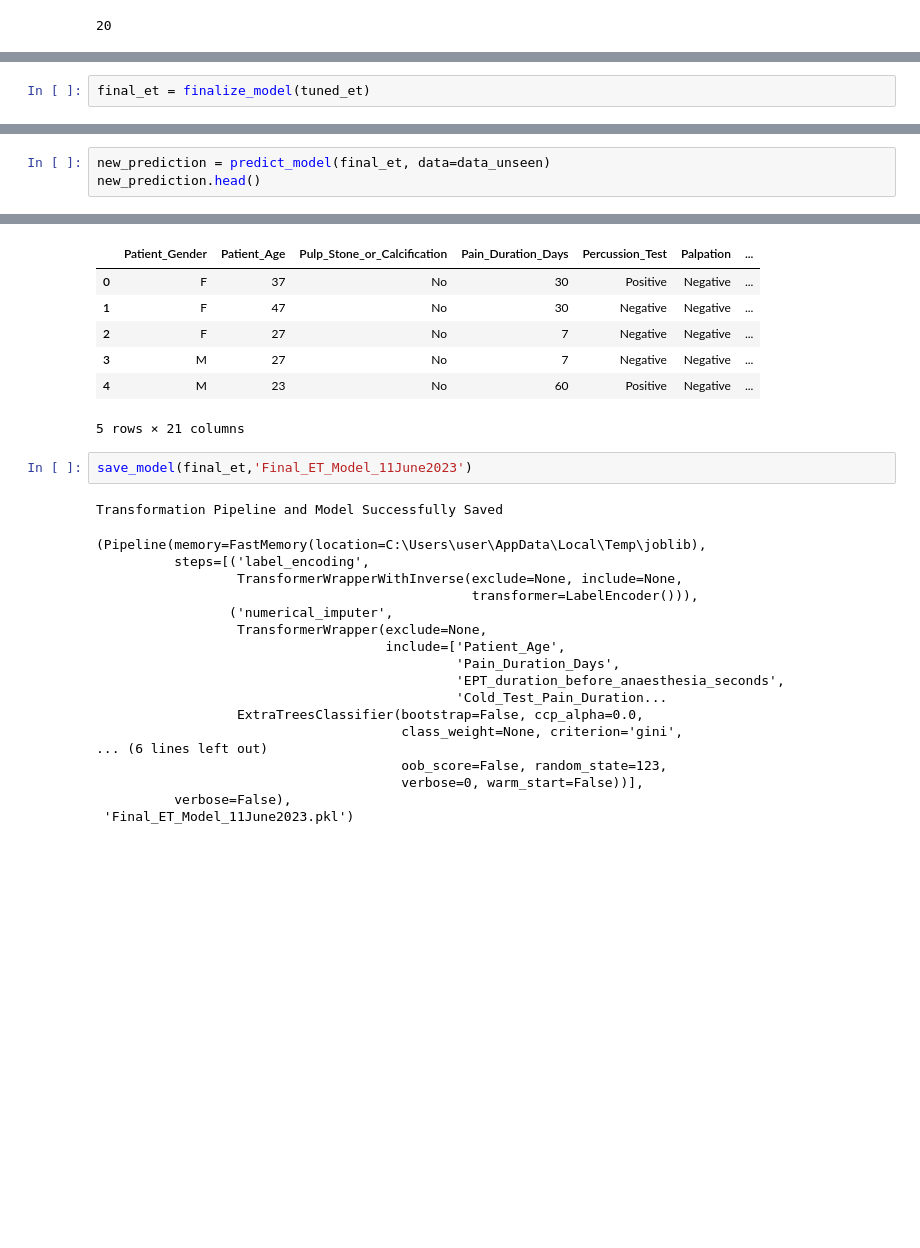
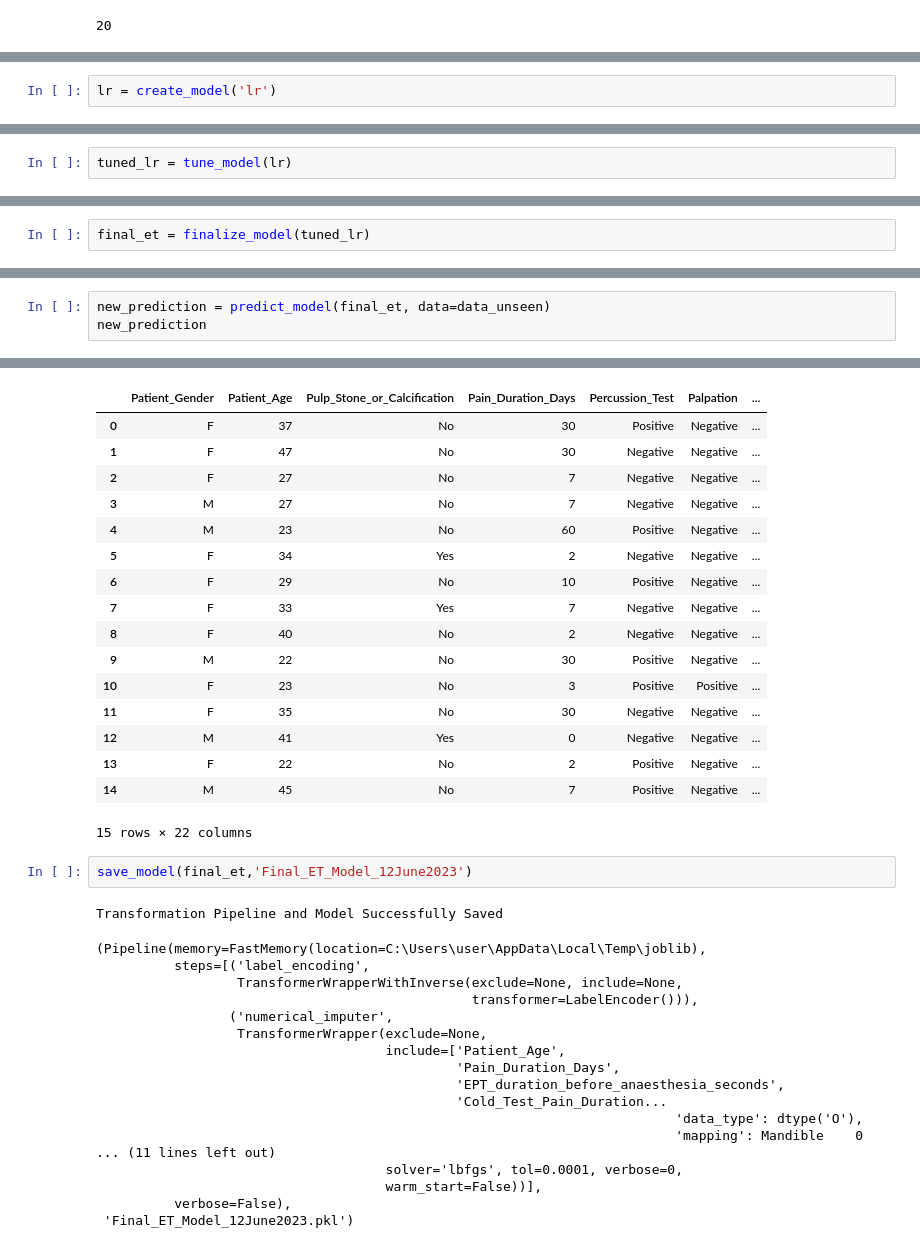
Before and after one commit to arifmarias/suppliment_anesthesia, a Jupyter notebook: model.ipynb, the cells around one changed output, grey strips where cells are left out. Drawn from its saved outputs; the diff is of its cells as text; blank space fills up the shorter version.

```diff
--- a/model.ipynb
+++ b/model.ipynb
@@ -98,0 +36,2 @@ Fitting 10 folds for each of 10 candidates, totalling 100 fits
+# %%
+lr = create_model('lr')
@@ -98,0 +58,2 @@ Fitting 10 folds for each of 10 candidates, totalling 100 fits
+# %%
+tuned_lr = tune_model(lr)
@@ -122,5 +104,5 @@ predict_model(et)
 # %%
-final_et = finalize_model(tuned_et)
+final_et = finalize_model(tuned_lr)
 # %%
 predict_model(final_et)
 # %% [output]
@@ -158,17 +149,27 @@ data_unseen
 # %%
 new_prediction = predict_model(final_et, data=data_unseen)
-new_prediction.head()
+new_prediction
 # %% [output]
 [interactive output not drawn]
 |  | Patient_Gender | Patient_Age | Pulp_Stone_or_Calcification | Pain_Duration_Days | Percussion_Test | Palpation | ... |
 | 0 | F | 37 | No | 30 | Positive | Negative | ... |
 | 1 | F | 47 | No | 30 | Negative | Negative | ... |
 | 2 | F | 27 | No | 7 | Negative | Negative | ... |
 | 3 | M | 27 | No | 7 | Negative | Negative | ... |
 | 4 | M | 23 | No | 60 | Positive | Negative | ... |
+| 5 | F | 34 | Yes | 2 | Negative | Negative | ... |
+| 6 | F | 29 | No | 10 | Positive | Negative | ... |
+| 7 | F | 33 | Yes | 7 | Negative | Negative | ... |
+| 8 | F | 40 | No | 2 | Negative | Negative | ... |
+| 9 | M | 22 | No | 30 | Positive | Negative | ... |
+| 10 | F | 23 | No | 3 | Positive | Positive | ... |
+| 11 | F | 35 | No | 30 | Negative | Negative | ... |
+| 12 | M | 41 | Yes | 0 | Negative | Negative | ... |
+| 13 | F | 22 | No | 2 | Positive | Negative | ... |
+| 14 | M | 45 | No | 7 | Positive | Negative | ... |
-5 rows × 21 columns
+15 rows × 22 columns
 # %%
-save_model(final_et,'Final_ET_Model_11June2023')
+save_model(final_et,'Final_ET_Model_12June2023')
 # %% [output]
 Transformation Pipeline and Model Successfully Saved
 (Pipeline(memory=FastMemory(location=C:\Users\user\AppData\Local\Temp\joblib),
@@ -181,10 +182,10 @@ Transformation Pipeline and Model Successfully Saved
                                               'Pain_Duration_Days',
                                               'EPT_duration_before_anaesthesia_seconds',
                                               'Cold_Test_Pain_Duration...
-                  ExtraTreesClassifier(bootstrap=False, ccp_alpha=0.0,
-                                       class_weight=None, criterion='gini',
-... (6 lines left out)
-                                       oob_score=False, random_state=123,
-                                       verbose=0, warm_start=False))],
+                                                                          'data_type': dtype('O'),
+                                                                          'mapping': Mandible    0
+... (11 lines left out)
+                                     solver='lbfgs', tol=0.0001, verbose=0,
+                                     warm_start=False))],
           verbose=False),
- 'Final_ET_Model_11June2023.pkl')
+ 'Final_ET_Model_12June2023.pkl')
```
Also changed, not shown: parts of 10 cells of this notebook, 9 other files.
